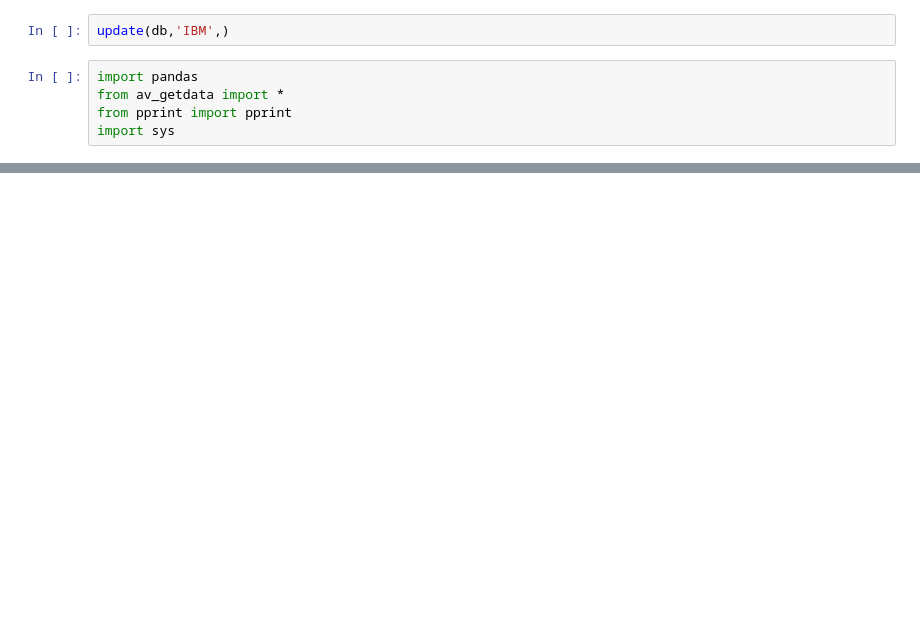
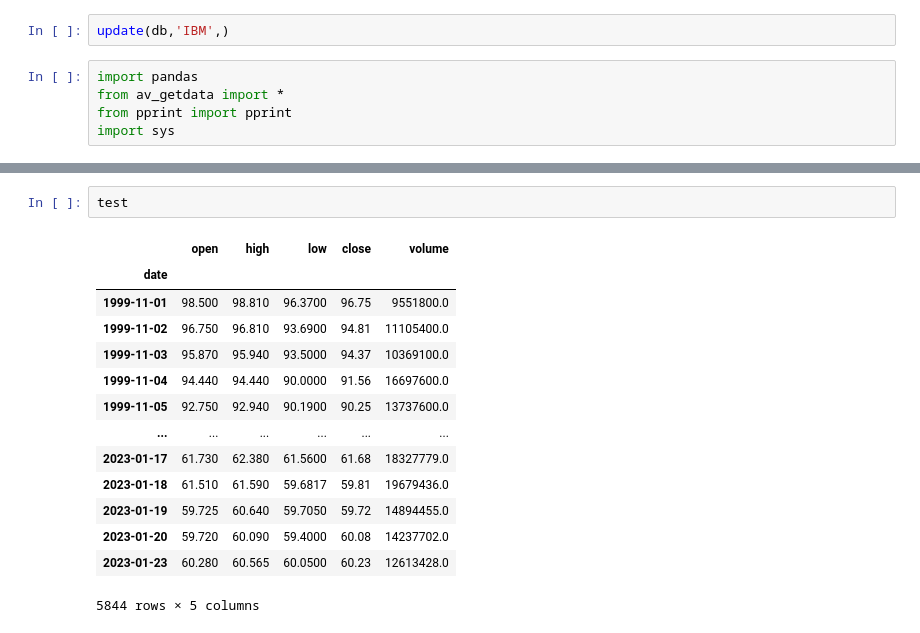
Before and after one commit to Ploiiiz/Software-Dev-2, a Jupyter notebook: New API/database_visual.ipynb, the cells around one changed output, grey strips where cells are left out. Saved outputs shown, nothing was run; the diff lists cells and outputs as text; blank space fills up the shorter version.

```diff
--- a/New API/database_visual.ipynb
+++ b/New API/database_visual.ipynb
@@ -69,0 +179,17 @@ for d,values in zip(i.index,i.values):
+# %%
+test
+# %% [output]
+|  | open | high | low | close | volume |
+| date |  |  |  |  |  |
+| 1999-11-01 | 98.500 | 98.810 | 96.3700 | 96.75 | 9551800.0 |
+| 1999-11-02 | 96.750 | 96.810 | 93.6900 | 94.81 | 11105400.0 |
+| 1999-11-03 | 95.870 | 95.940 | 93.5000 | 94.37 | 10369100.0 |
+| 1999-11-04 | 94.440 | 94.440 | 90.0000 | 91.56 | 16697600.0 |
+| 1999-11-05 | 92.750 | 92.940 | 90.1900 | 90.25 | 13737600.0 |
+| ... | ... | ... | ... | ... | ... |
+| 2023-01-17 | 61.730 | 62.380 | 61.5600 | 61.68 | 18327779.0 |
+| 2023-01-18 | 61.510 | 61.590 | 59.6817 | 59.81 | 19679436.0 |
+| 2023-01-19 | 59.725 | 60.640 | 59.7050 | 59.72 | 14894455.0 |
+| 2023-01-20 | 59.720 | 60.090 | 59.4000 | 60.08 | 14237702.0 |
+| 2023-01-23 | 60.280 | 60.565 | 60.0500 | 60.23 | 12613428.0 |
+5844 rows × 5 columns
```
Also changed, not shown: parts of 22 cells of this notebook, 11 other files.
